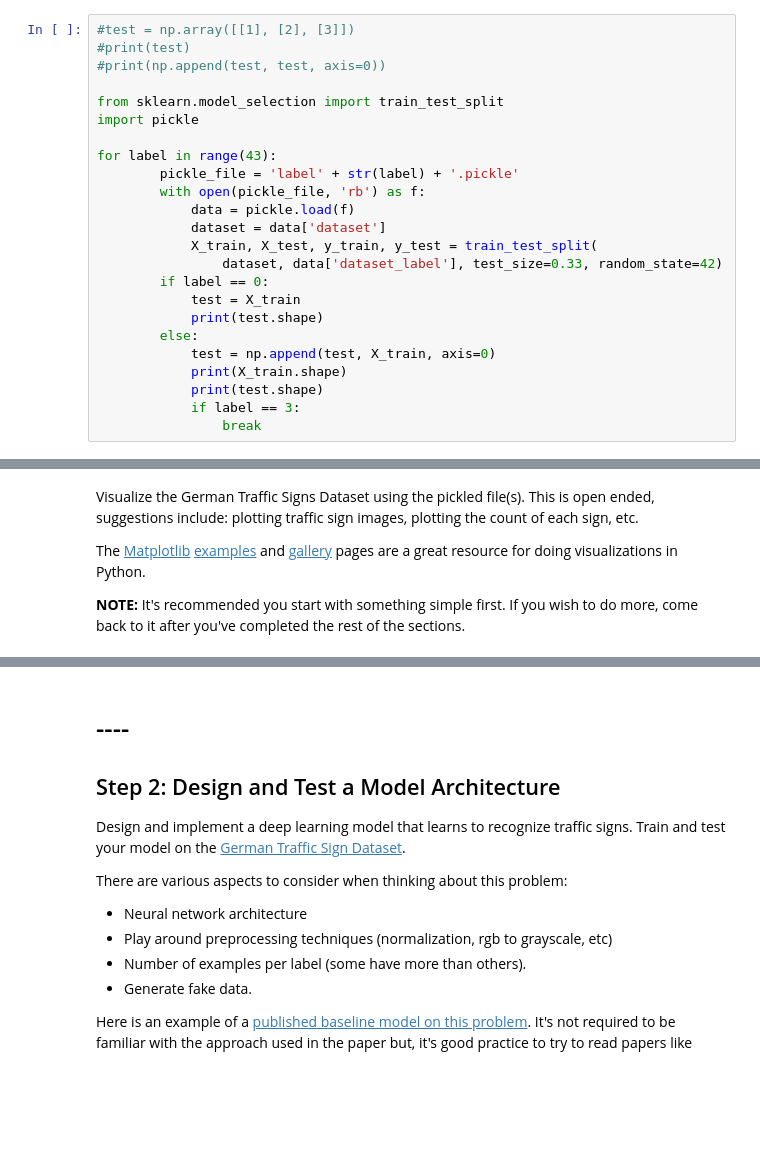
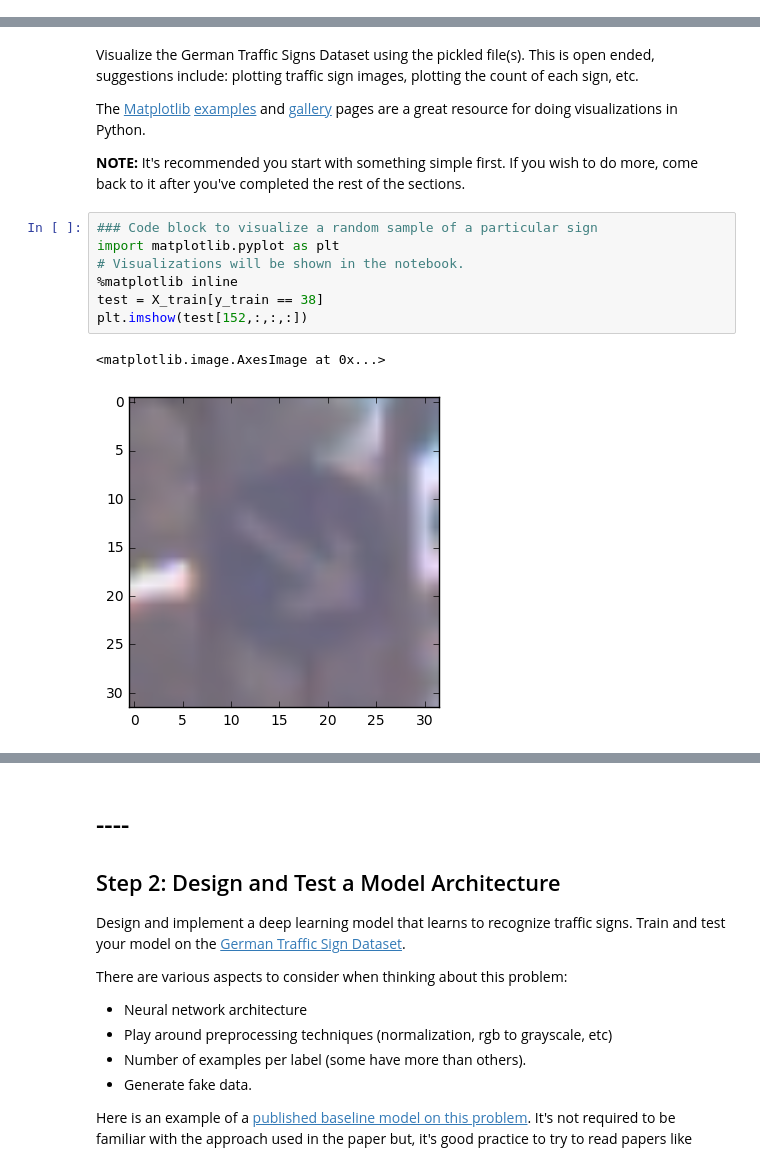
Before and after one commit to apereiral/CarND-Traffic-Sign-Classifier-Project, a Jupyter notebook: Traffic_Sign_Classifier.ipynb, the cells around one changed output, grey strips where cells are left out. Saved outputs shown, nothing was run; the diff lists cells and outputs as text; blank space fills up the shorter version.

```diff
--- a/Traffic_Sign_Classifier.ipynb
+++ b/Traffic_Sign_Classifier.ipynb
@@ -38,24 +31,0 @@ import matplotlib.pyplot as plt
-# %%
-#test = np.array([[1], [2], [3]])
-#print(test)
-#print(np.append(test, test, axis=0))
-
-from sklearn.model_selection import train_test_split
-import pickle
-
-for label in range(43):
-        pickle_file = 'label' + str(label) + '.pickle'
-        with open(pickle_file, 'rb') as f:
-            data = pickle.load(f)
-            dataset = data['dataset']
-            X_train, X_test, y_train, y_test = train_test_split(
-                dataset, data['dataset_label'], test_size=0.33, random_state=42)
-        if label == 0:
-            test = X_train
-            print(test.shape)
-        else:
-            test = np.append(test, X_train, axis=0)
-            print(X_train.shape)
-            print(test.shape)
-            if label == 3:
-                break
@@ -110,6 +73,16 @@ Visualize the German Traffic Signs Dataset using the pickled file(s). This is op
 The [Matplotlib](http://matplotlib.org/) [examples](http://matplotlib.org/examples/index.html) and [gallery](http://matplotlib.org/gallery.html) pages are a great resource for doing visualizations in Python.
 
 **NOTE:** It's recommended you start with something simple first. If you wish to do more, come back to it after you've completed the rest of the sections.
+# %%
+### Code block to visualize a random sample of a particular sign
+import matplotlib.pyplot as plt
+# Visualizations will be shown in the notebook.
+%matplotlib inline
+test = X_train[y_train == 38]
+plt.imshow(test[152,:,:,:])
+# %% [output]
+<matplotlib.image.AxesImage at 0x...>
+[figure, added]
 # %%
 ### Data exploration visualization goes here.
 ### Feel free to use as many code cells as needed.
```
Also changed, not shown: parts of 42 cells of this notebook.
